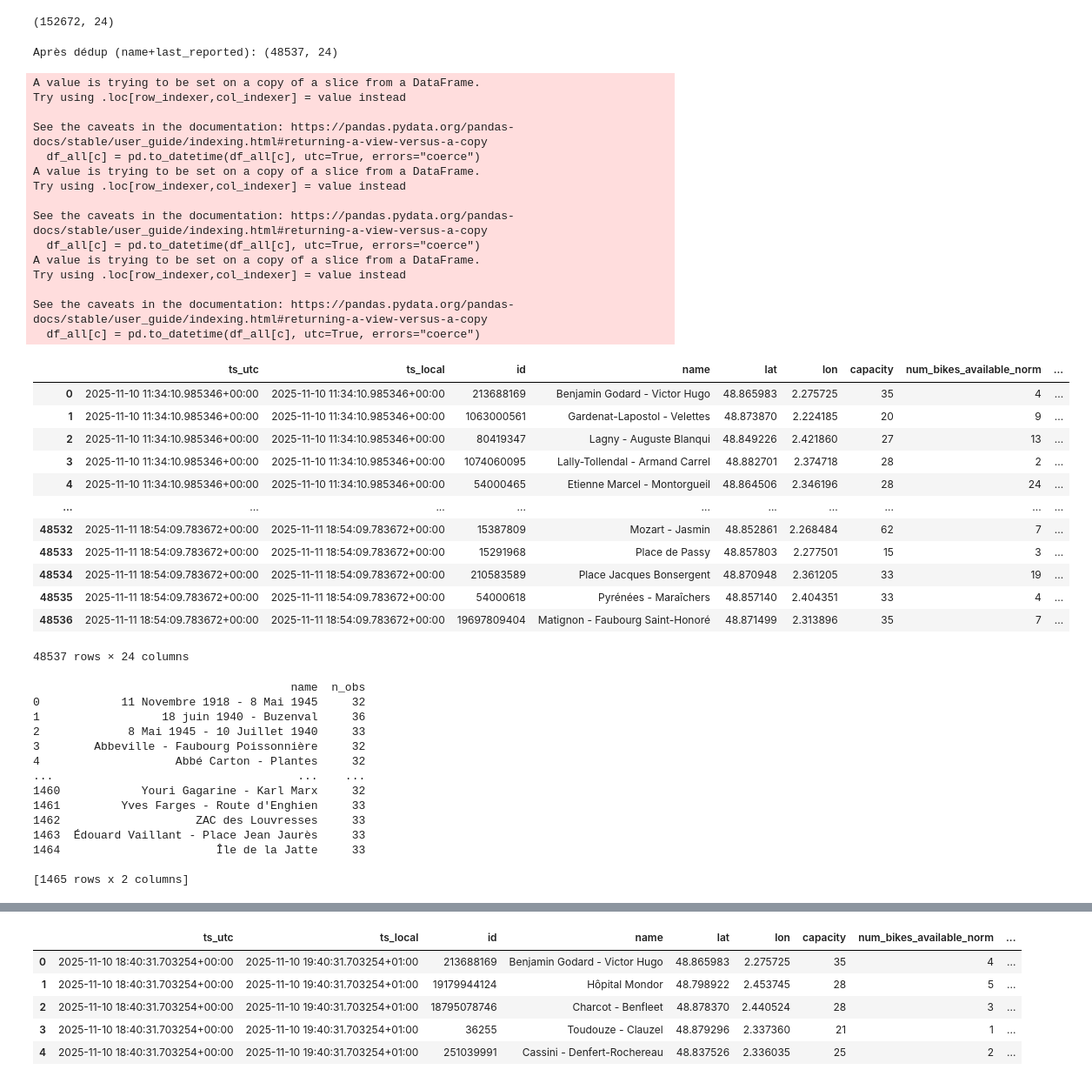
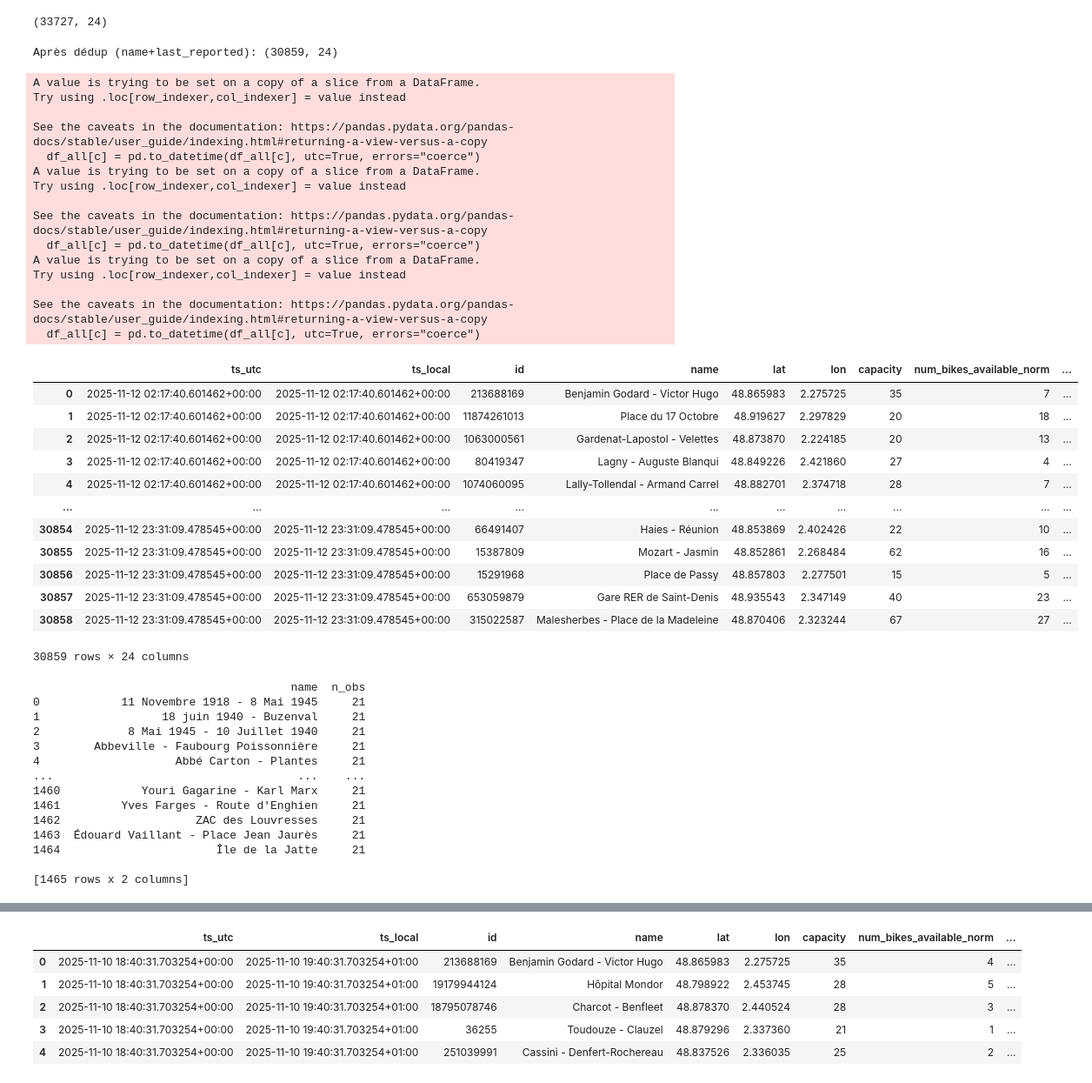
Before and after one commit to SouhaiLOps/Velib-analytics-, a Jupyter notebook: notebooks/real_time_velib.ipynb, the cells around one changed output, grey strips where cells are left out. Shown at 87% size. Saved outputs shown, nothing was run; the diff lists cells and outputs as text; code cells hidden in the pictures.

```diff
--- a/notebooks/real_time_velib.ipynb
+++ b/notebooks/real_time_velib.ipynb
@@ -6,7 +6,7 @@ import pandas as pd
 ROOT = Path.cwd().parent
 SNAPS_DIR = ROOT / "data/raw/velib/snapshots"
 
-files = sorted(SNAPS_DIR.glob("velib_snapshot_*.parquet"))
+files = sorted(SNAPS_DIR.glob("velib_snapshot_20251112*.parquet"))
 print(f"{len(files)} fichiers trouvés")
 
 # 1) Lecture et empilement
@@ -35,9 +35,9 @@ df_all
 # %%
 
-df_all= df_all[df_all['last_reported'].astype(str).str.startswith(('2025-11-11','2025-11-10'))]
+df_all= df_all[df_all['last_reported'].astype(str).str.startswith('2025-11-12')]
 df_all.shape
 # %% [output]
-(152672, 24)
+(33727, 24)
 # %%
 for c in ("ts_utc", "ts_local", "last_reported"):
     if c in df_all.columns:
@@ -46,15 +46,15 @@ for c in ("ts_utc", "ts_local", "last_reported"):
 
 # 3) Déduplication
 # Variante demandée: clé = (name, last_reported), garder la PLUS RÉCENTE (ts_utc max)
-df_name = (
+df= (
     df_all.sort_values("ts_utc")                # du plus ancien au plus récent
          .drop_duplicates(["name", "last_reported"], keep="last")
          .reset_index(drop=True)
 )
 
-print("Après dédup (name+last_reported):", df_name.shape)
+print("Après dédup (name+last_reported):", df.shape)
 # %% [output]
-Après dédup (name+last_reported): (48537, 24)
+Après dédup (name+last_reported): (30859, 24)
 A value is trying to be set on a copy of a slice from a DataFrame.
 Try using .loc[row_indexer,col_indexer] = value instead
 
@@ -71,24 +71,24 @@ Try using .loc[row_indexer,col_indexer] = value instead
 See the caveats in the documentation: https://pandas.pydata.org/pandas-docs/stable/user_guide/indexing.html#returning-a-view-versus-a-copy
   df_all[c] = pd.to_datetime(df_all[c], utc=True, errors="coerce")
 # %%
-df_name
+df
 # %% [output]
 |  | ts_utc | ts_local | id | name | lat | lon | capacity | num_bikes_available_norm | ... |
-| 0 | 2025-11-10 11:34:10.985346+00:00 | 2025-11-10 11:34:10.985346+00:00 | 213688169 | Benjamin Godard - Victor Hugo | 48.865983 | 2.275725 | 35 | 4 | ... |
-| 1 | 2025-11-10 11:34:10.985346+00:00 | 2025-11-10 11:34:10.985346+00:00 | 1063000561 | Gardenat-Lapostol - Velettes | 48.873870 | 2.224185 | 20 | 9 | ... |
-| 2 | 2025-11-10 11:34:10.985346+00:00 | 2025-11-10 11:34:10.985346+00:00 | 80419347 | Lagny - Auguste Blanqui | 48.849226 | 2.421860 | 27 | 13 | ... |
-| 3 | 2025-11-10 11:34:10.985346+00:00 | 2025-11-10 11:34:10.985346+00:00 | 1074060095 | Lally-Tollendal - Armand Carrel | 48.882701 | 2.374718 | 28 | 2 | ... |
-| 4 | 2025-11-10 11:34:10.985346+00:00 | 2025-11-10 11:34:10.985346+00:00 | 54000465 | Etienne Marcel - Montorgueil | 48.864506 | 2.346196 | 28 | 24 | ... |
+| 0 | 2025-11-12 02:17:40.601462+00:00 | 2025-11-12 02:17:40.601462+00:00 | 213688169 | Benjamin Godard - Victor Hugo | 48.865983 | 2.275725 | 35 | 7 | ... |
+| 1 | 2025-11-12 02:17:40.601462+00:00 | 2025-11-12 02:17:40.601462+00:00 | 11874261013 | Place du 17 Octobre | 48.919627 | 2.297829 | 20 | 18 | ... |
+| 2 | 2025-11-12 02:17:40.601462+00:00 | 2025-11-12 02:17:40.601462+00:00 | 1063000561 | Gardenat-Lapostol - Velettes | 48.873870 | 2.224185 | 20 | 13 | ... |
+| 3 | 2025-11-12 02:17:40.601462+00:00 | 2025-11-12 02:17:40.601462+00:00 | 80419347 | Lagny - Auguste Blanqui | 48.849226 | 2.421860 | 27 | 4 | ... |
+| 4 | 2025-11-12 02:17:40.601462+00:00 | 2025-11-12 02:17:40.601462+00:00 | 1074060095 | Lally-Tollendal - Armand Carrel | 48.882701 | 2.374718 | 28 | 7 | ... |
 | ... | ... | ... | ... | ... | ... | ... | ... | ... | ... |
-| 48532 | 2025-11-11 18:54:09.783672+00:00 | 2025-11-11 18:54:09.783672+00:00 | 15387809 | Mozart - Jasmin | 48.852861 | 2.268484 | 62 | 7 | ... |
-| 48533 | 2025-11-11 18:54:09.783672+00:00 | 2025-11-11 18:54:09.783672+00:00 | 15291968 | Place de Passy | 48.857803 | 2.277501 | 15 | 3 | ... |
-| 48534 | 2025-11-11 18:54:09.783672+00:00 | 2025-11-11 18:54:09.783672+00:00 | 210583589 | Place Jacques Bonsergent | 48.870948 | 2.361205 | 33 | 19 | ... |
-| 48535 | 2025-11-11 18:54:09.783672+00:00 | 2025-11-11 18:54:09.783672+00:00 | 54000618 | Pyrénées - Maraîchers | 48.857140 | 2.404351 | 33 | 4 | ... |
-| 48536 | 2025-11-11 18:54:09.783672+00:00 | 2025-11-11 18:54:09.783672+00:00 | 19697809404 | Matignon - Faubourg Saint-Honoré | 48.871499 | 2.313896 | 35 | 7 | ... |
+| 30854 | 2025-11-12 23:31:09.478545+00:00 | 2025-11-12 23:31:09.478545+00:00 | 66491407 | Haies - Réunion | 48.853869 | 2.402426 | 22 | 10 | ... |
+| 30855 | 2025-11-12 23:31:09.478545+00:00 | 2025-11-12 23:31:09.478545+00:00 | 15387809 | Mozart - Jasmin | 48.852861 | 2.268484 | 62 | 16 | ... |
+| 30856 | 2025-11-12 23:31:09.478545+00:00 | 2025-11-12 23:31:09.478545+00:00 | 15291968 | Place de Passy | 48.857803 | 2.277501 | 15 | 5 | ... |
+| 30857 | 2025-11-12 23:31:09.478545+00:00 | 2025-11-12 23:31:09.478545+00:00 | 653059879 | Gare RER de Saint-Denis | 48.935543 | 2.347149 | 40 | 23 | ... |
+| 30858 | 2025-11-12 23:31:09.478545+00:00 | 2025-11-12 23:31:09.478545+00:00 | 315022587 | Malesherbes - Place de la Madeleine | 48.870406 | 2.323244 | 67 | 27 | ... |
-48537 rows × 24 columns
+30859 rows × 24 columns
 # %%
 obs_par_name = (
-    df_name.groupby("name")
+    df.groupby("name")
            .size()
            .reset_index(name="n_obs")
 )
@@ -96,17 +96,17 @@ obs_par_name = (
 print(obs_par_name)
 # %% [output]
                                       name  n_obs
-0            11 Novembre 1918 - 8 Mai 1945     32
-1                  18 juin 1940 - Buzenval     36
-2             8 Mai 1945 - 10 Juillet 1940     33
-3        Abbeville - Faubourg Poissonnière     32
-4                    Abbé Carton - Plantes     32
+0            11 Novembre 1918 - 8 Mai 1945     21
+1                  18 juin 1940 - Buzenval     21
+2             8 Mai 1945 - 10 Juillet 1940     21
+3        Abbeville - Faubourg Poissonnière     21
+4                    Abbé Carton - Plantes     21
 ...                                    ...    ...
-1460            Youri Gagarine - Karl Marx     32
-1461         Yves Farges - Route d'Enghien     33
-1462                    ZAC des Louvresses     33
-1463  Édouard Vaillant - Place Jean Jaurès     33
-1464                       Île de la Jatte     33
+1460            Youri Gagarine - Karl Marx     21
+1461         Yves Farges - Route d'Enghien     21
+1462                    ZAC des Louvresses     21
+1463  Édouard Vaillant - Place Jean Jaurès     21
+1464                       Île de la Jatte     21
 
 [1465 rows x 2 columns]
 # %%
```
Also changed, not shown: parts of 5 cells of this notebook.
